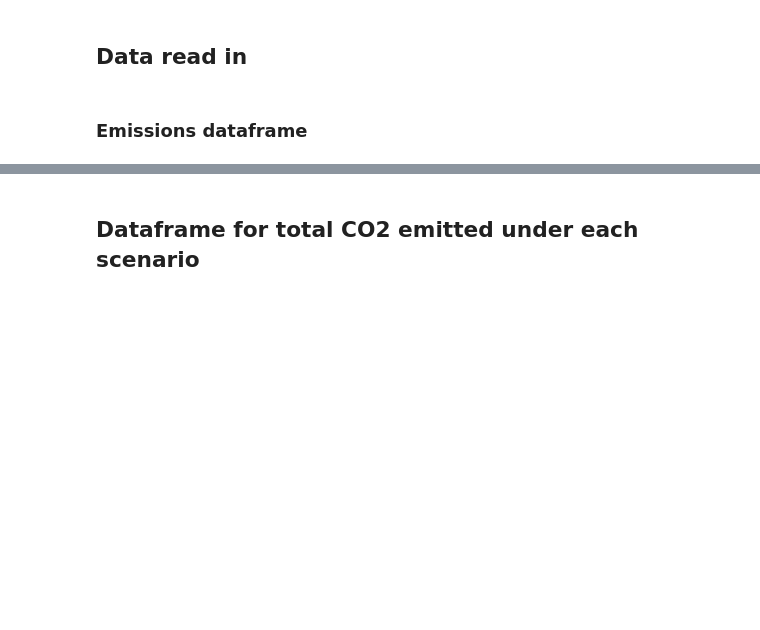
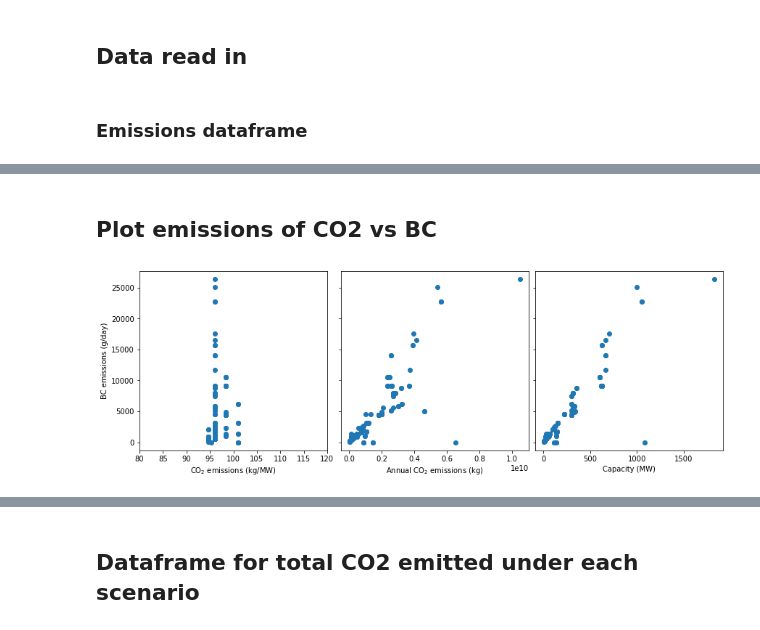
Before and after one commit to lfreese/BC-IRF, a Jupyter notebook: contours_plotting.ipynb, the cells around one changed output, grey strips where cells are left out. Drawn from its saved outputs; the diff is of its cells as text; code cells hidden in the pictures; blank space fills up the shorter version.

Commit message:
updates to contours plot

```diff
--- a/contours_plotting.ipynb
+++ b/contours_plotting.ipynb
@@ -112,0 +145,26 @@ loc_mean_df
+# %% [markdown]
+## Plot emissions of CO2 vs BC
+# %%
+fig, (ax1, ax2, ax3) = plt.subplots(1,3, figsize = (12,4), sharey = True, constrained_layout = True)
+
+ax1.plot(CGP_df['EMISFACTOR.CO2']/1e3, CGP_df['BC_(g/day)'], 'o')
+#ax1.set_xticks(rotation = 90);
+ax1.set_ylabel('BC emissions (g/day)')
+ax1.set_ylabel('BC emissions (g/day)')
+ax1.set_xlabel('CO$_2$ emissions (kg/MW)')
+ax1.set_xlim(80,120)
+
+ax2.plot(CGP_df['ANNUALCO2']*1e3, CGP_df['BC_(g/day)'], 'o')
+#plt.xticks(rotation = 90);
+ax2.set_xlabel('Annual CO$_2$ emissions (kg)')
+#plt.xlabel()
+
+
+ax3.plot(CGP_df['MW'], CGP_df['BC_(g/day)'], 'o')
+#plt.xticks(rotation = 90);
+ax3.set_xlabel('Capacity (MW)')
+#plt.xlabel()
+
+plt.savefig('figures/BC_vs_CO2_MW_emissions.png', bbox_inches = 'tight', dpi = 300)
+# %% [output]
+[figure, added]
```
Also changed, not shown: parts of 73 cells of this notebook, 4 other files.
